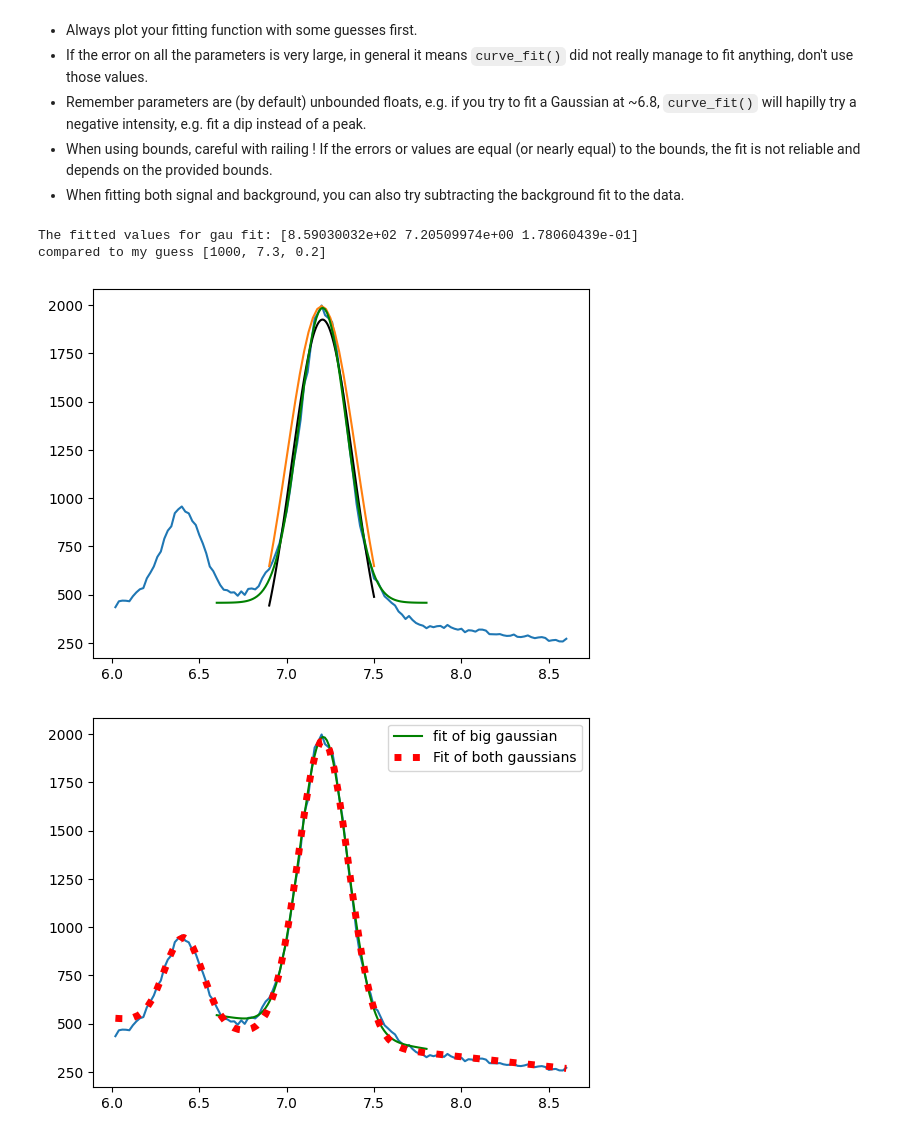
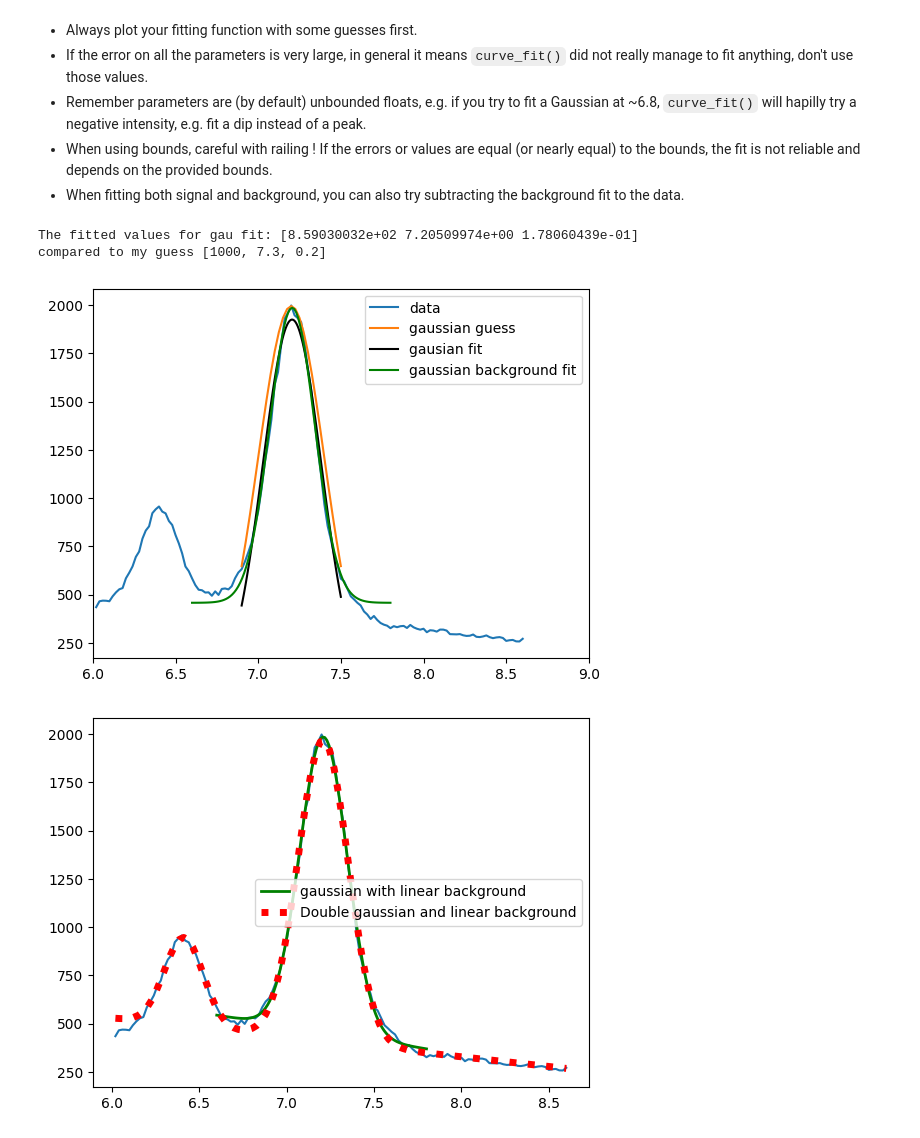
Before and after one commit to PX2145-2025/week-4-b-Louis-Risbridger, a Jupyter notebook: Curvefit.ipynb, the cells around one changed output. Saved outputs shown, nothing was run; the diff lists cells and outputs as text; code cells hidden in the pictures.

```diff
--- a/Curvefit.ipynb
+++ b/Curvefit.ipynb
@@ -303,12 +303,12 @@ angle_selected = clean[mask,0]
 count_selected = clean[mask,1]
 
 
-plt.plot(angle_selected,count_selected)
+plt.plot(angle_selected,count_selected,label="data")
 
 x_plot=np.linspace(6.9,7.5,25)
 y_plot = gau(x_plot,1000,7.2,0.2)
 
-plt.plot(x_plot,y_plot)
+plt.plot(x_plot,y_plot,label="gaussian guess")
 
 #Limit the data for the the curve, use curve_fit and get all data
 xlim = [6.9,7.5]
@@ -323,7 +323,7 @@ print(f'The fitted values for gau fit: {popt} \ncompared to my guess [1000, 7.3,
 x_plot = np.linspace(min(x_data),max(x_data),num=100)
 yfit = gau(x_plot, *popt)
 
-plt.plot(x_plot, yfit,label='fit', color='black')
+plt.plot(x_plot, yfit,label='gausian fit', color='black')
 
 #Gau Background plot
 xlim = [6.6,7.8]
@@ -338,9 +338,11 @@ popt, pcov = curve_fit(gau_background,x_data,y_data,p0=p0)
 x_plot = np.linspace(min(x_data),max(x_data),num=100)
 yfit = gau_background(x_plot, *popt)
 
-plt.plot(x_plot, yfit,label='fit', color='g')
+plt.plot(x_plot, yfit,label='gaussian background fit', color='g')
 
 
+plt.xlim(6,9)
+plt.legend()
 plt.show()
 
 
@@ -358,34 +360,34 @@ xlim = [6.6,7.8]
 x_data = angle_selected[(angle_selected >= xlim[0]) & (angle_selected<=xlim[1])]
 y_data = count_selected[(angle_selected >= xlim[0]) & (angle_selected<=xlim[1])]
 
 
 p0 = [max(y_data), np.mean(x_data), np.std(x_data),m[0],c[0]] #help curve_fit, kept getting errors that it couldn't do it all on its own
 popt, pcov = curve_fit(gau_linBack,x_data,y_data,p0=p0)
 
 
 x_plot = np.linspace(min(x_data),max(x_data),num=100)
 yfit = gau_linBack(x_plot, *popt)
 
-plt.plot(x_plot, yfit,label='fit of big gaussian', color='g')
+plt.plot(x_plot, yfit,label='gaussian with linear background', color='g',lw=2)
 
 
 x_data = angle_selected
 y_data = count_selected
 
 
 p0 = [max(y_data[angle_selected<6.5]), np.mean(x_data[(angle_selected>6.2)&(angle_selected<6.6)]), np.std(x_data[(angle_selected>6.2)&(angle_selected<6.6)]),max(y_data), np.mean(x_data[(angle_selected>6.6)&(angle_selected<7.8)]), np.std(x_data[(angle_selected>6.6)&(angle_selected<7.8)]),m[0],c[0]] #help curve_fit, kept getting errors that it couldn't do it all on its own
 popt, pcov = curve_fit(double_gau,x_data,y_data,p0=p0)
 
 
 x_plot = np.linspace(min(x_data),max(x_data),num=100)
 yfit = double_gau(x_plot, *popt)
 
-plt.plot(x_plot, yfit,label='Fit of both gaussians', color='r', ls=":", lw=5)
+plt.plot(x_plot, yfit,label='Double gaussian and linear background', color='r', ls=":", lw=5)
 
 plt.legend()
 plt.show()
 # %% [output]
 The fitted values for gau fit: [8.59030032e+02 7.20509974e+00 1.78060439e-01]
 compared to my guess [1000, 7.3, 0.2]
-[figure, old version]
+[figure, new version]
-[figure, old version]
+[figure, new version]
```
Also changed, not shown: parts of 2 cells of this notebook.
